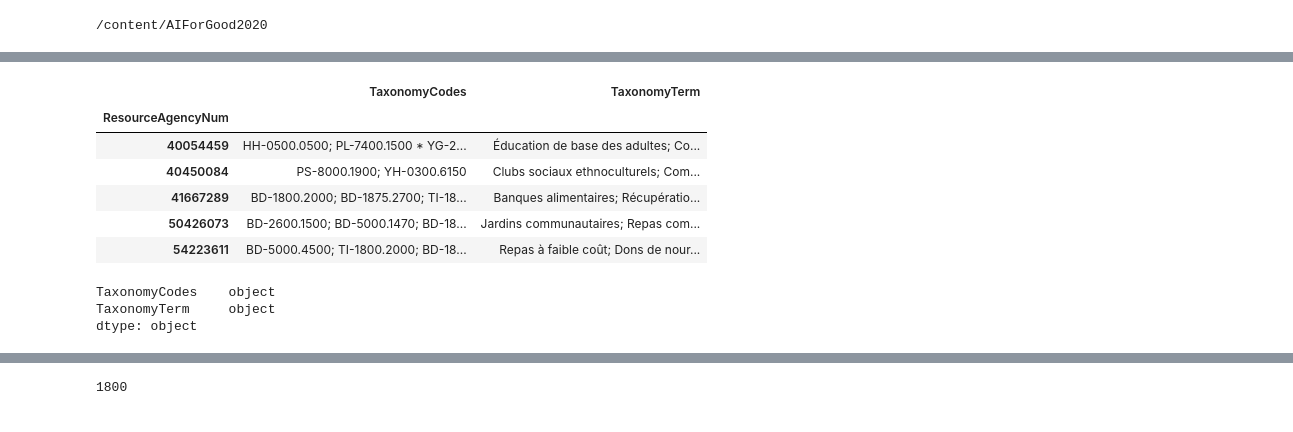
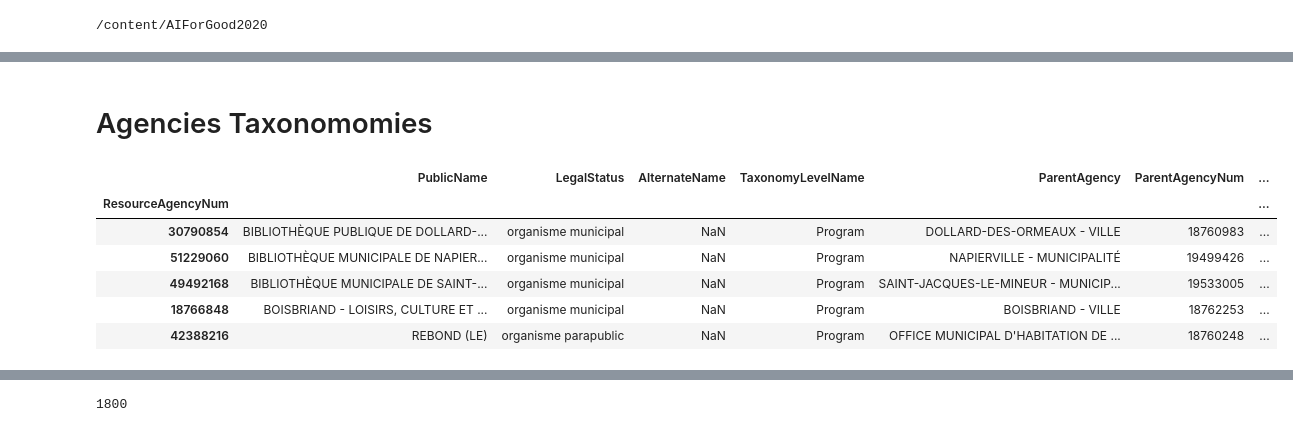
Before and after one commit to pascal-bergeron/ai4forgood2016, a Jupyter notebook: FeatureBuilding.ipynb, the cells around one changed output, grey strips where cells are left out. Drawn from its saved outputs; the diff is of its cells as text; code cells hidden in the pictures.

```diff
--- a/FeatureBuilding.ipynb
+++ b/FeatureBuilding.ipynb
@@ -36,20 +21,16 @@ User break
+# %% [markdown]
+# Agencies Taxonomomies
 # %%
-bdorg_taxonomies = pd.read_excel('BDorg_Taxonomies.xlsx')
+org = pd.read_excel('organisation.xlsx')
 # %%
-bdorg_taxonomies.set_index('ResourceAgencyNum', inplace=True)
+org.set_index('ResourceAgencyNum', inplace=True)
 # %%
-bdorg_taxonomies.tail()
+org.tail()
 # %% [output]
-|  | TaxonomyCodes | TaxonomyTerm |
-| ResourceAgencyNum |  |  |
-| 40054459 | HH-0500.0500; PL-7400.1500 * YG-2... | Éducation de base des adultes; Co... |
-| 40450084 | PS-8000.1900; YH-0300.6150 | Clubs sociaux ethnoculturels; Com... |
-| 41667289 | BD-1800.2000; BD-1875.2700; TI-18... | Banques alimentaires; Récupératio... |
-| 50426073 | BD-2600.1500; BD-5000.1470; BD-18... | Jardins communautaires; Repas com... |
-| 54223611 | BD-5000.4500; TI-1800.2000; BD-18... | Repas à faible coût; Dons de nour... |
+|  | PublicName | LegalStatus | AlternateName | TaxonomyLevelName | ParentAgency | ParentAgencyNum | ... |
+| ResourceAgencyNum |  |  |  |  |  |  | ... |
+| 30790854 | BIBLIOTHÈQUE PUBLIQUE DE DOLLARD-... | organisme municipal | NaN | Program | DOLLARD-DES-ORMEAUX - VILLE | 18760983 | ... |
+| 51229060 | BIBLIOTHÈQUE MUNICIPALE DE NAPIER... | organisme municipal | NaN | Program | NAPIERVILLE - MUNICIPALITÉ | 19499426 | ... |
+| 49492168 | BIBLIOTHÈQUE MUNICIPALE DE SAINT-... | organisme municipal | NaN | Program | SAINT-JACQUES-LE-MINEUR - MUNICIP... | 19533005 | ... |
+| 18766848 | BOISBRIAND - LOISIRS, CULTURE ET ... | organisme municipal | NaN | Program | BOISBRIAND - VILLE | 18762253 | ... |
+| 42388216 | REBOND (LE) | organisme parapublic | NaN | Program | OFFICE MUNICIPAL D'HABITATION DE ... | 18760248 | ... |
-# %%
-bdorg_taxonomies.dtypes
-# %% [output]
-TaxonomyCodes    object
-TaxonomyTerm     object
-dtype: object
```
Also changed, not shown: parts of 30 cells of this notebook.
